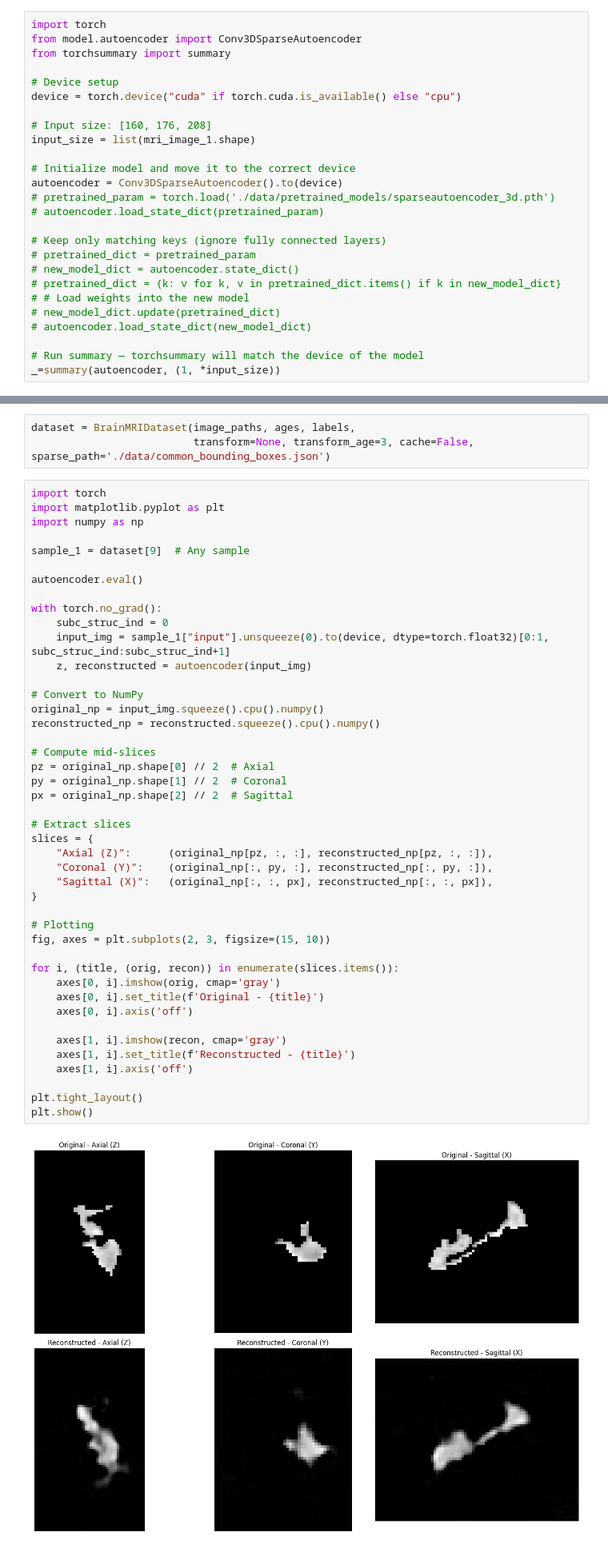
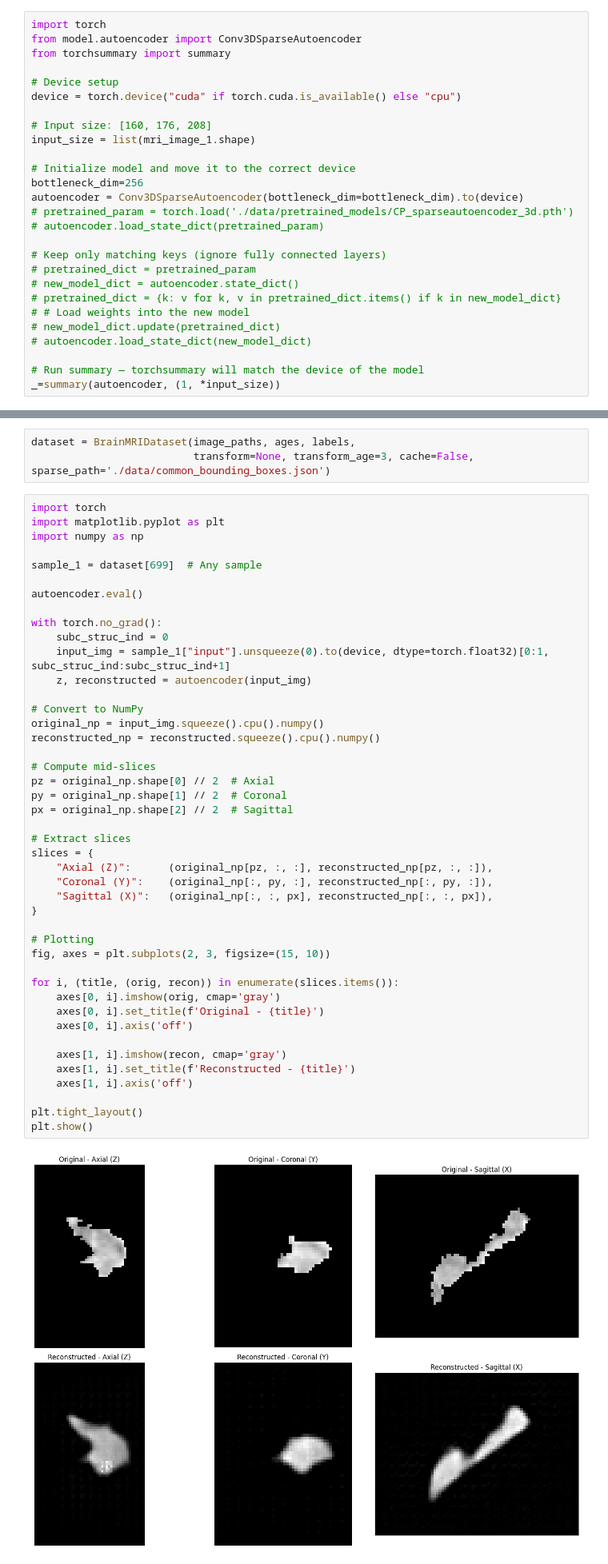
Before and after one commit to minnelab/NeuroCBIR, a Jupyter notebook: main.ipynb, the cells around one changed output, grey strips where cells are left out. Shown at 80% size. Drawn from its saved outputs; the diff is of its cells as text.

```diff
--- a/main.ipynb
+++ b/main.ipynb
@@ -198,8 +199,9 @@ device = torch.device("cuda" if torch.cuda.is_available() else "cpu")
 input_size = list(mri_image_1.shape)
 
 # Initialize model and move it to the correct device
-autoencoder = Conv3DSparseAutoencoder().to(device)
-# pretrained_param = torch.load('./data/pretrained_models/sparseautoencoder_3d.pth')
+bottleneck_dim=256
+autoencoder = Conv3DSparseAutoencoder(bottleneck_dim=bottleneck_dim).to(device)
+# pretrained_param = torch.load('./data/pretrained_models/CP_sparseautoencoder_3d.pth')
 # autoencoder.load_state_dict(pretrained_param)
 
 # Keep only matching keys (ignore fully connected layers)
@@ -303,7 +298,7 @@ import torch
 import matplotlib.pyplot as plt
 import numpy as np
 
-sample_1 = dataset[9]  # Any sample
+sample_1 = dataset[699]  # Any sample
 
 autoencoder.eval()
 
@@ -316,34 +311,34 @@ with torch.no_grad():
 original_np = input_img.squeeze().cpu().numpy()
 reconstructed_np = reconstructed.squeeze().cpu().numpy()
 
 # Compute mid-slices
 pz = original_np.shape[0] // 2  # Axial
 py = original_np.shape[1] // 2  # Coronal
 px = original_np.shape[2] // 2  # Sagittal
 
 # Extract slices
 slices = {
     "Axial (Z)":      (original_np[pz, :, :], reconstructed_np[pz, :, :]),
     "Coronal (Y)":    (original_np[:, py, :], reconstructed_np[:, py, :]),
     "Sagittal (X)":   (original_np[:, :, px], reconstructed_np[:, :, px]),
 }
 
 # Plotting
 fig, axes = plt.subplots(2, 3, figsize=(15, 10))
 
 for i, (title, (orig, recon)) in enumerate(slices.items()):
     axes[0, i].imshow(orig, cmap='gray')
     axes[0, i].set_title(f'Original - {title}')
     axes[0, i].axis('off')
 
     axes[1, i].imshow(recon, cmap='gray')
     axes[1, i].set_title(f'Reconstructed - {title}')
     axes[1, i].axis('off')
 
 plt.tight_layout()
 plt.show()
 # %% [output]
-[figure, old version]
+[figure, new version]
 # %%
 import torch
 import numpy as np
```
Also changed, not shown: parts of 8 cells of this notebook, 3 other files.
